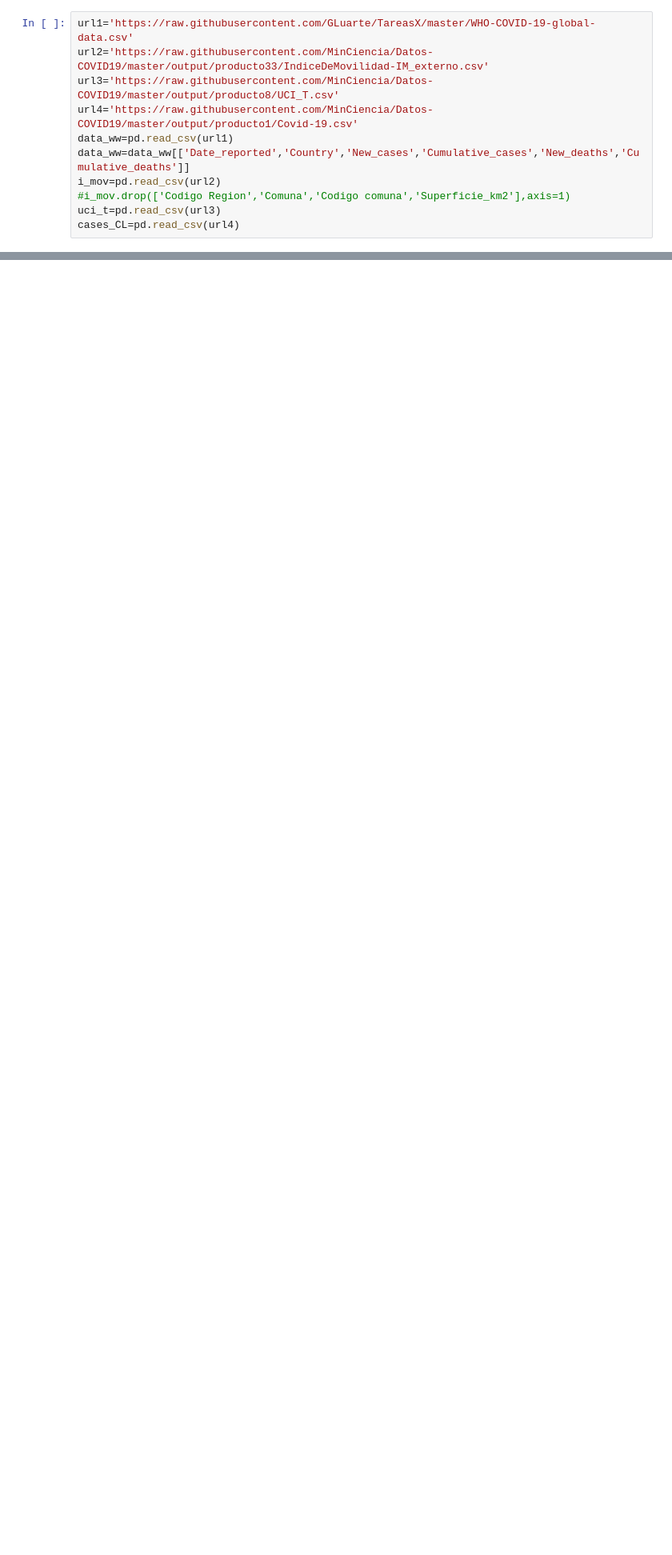
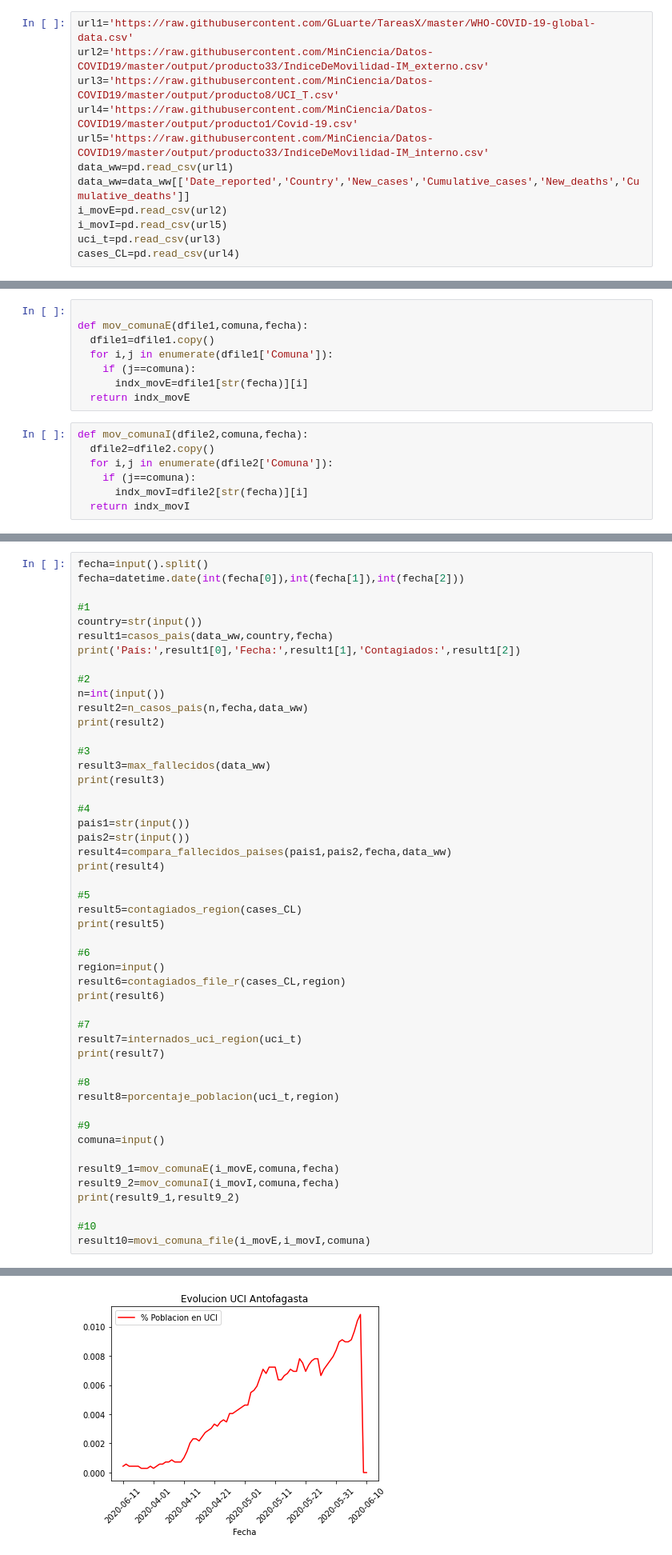
Before and after one commit to GLuarte/TareasX, a Jupyter notebook: CERTAMEN_2_UDD.ipynb, the cells around one changed output, grey strips where cells are left out. Shown at 80% size. Saved outputs shown, nothing was run; the diff lists cells and outputs as text; blank space fills up the shorter version.

```diff
--- a/CERTAMEN_2_UDD.ipynb
+++ b/CERTAMEN_2_UDD.ipynb
@@ -10,9 +10,10 @@ url1='https://raw.githubusercontent.com/GLuarte/TareasX/master/WHO-COVID-19-glob
 url2='https://raw.githubusercontent.com/MinCiencia/Datos-COVID19/master/output/producto33/IndiceDeMovilidad-IM_externo.csv'
 url3='https://raw.githubusercontent.com/MinCiencia/Datos-COVID19/master/output/producto8/UCI_T.csv'
 url4='https://raw.githubusercontent.com/MinCiencia/Datos-COVID19/master/output/producto1/Covid-19.csv'
+url5='https://raw.githubusercontent.com/MinCiencia/Datos-COVID19/master/output/producto33/IndiceDeMovilidad-IM_interno.csv'
 data_ww=pd.read_csv(url1)
 data_ww=data_ww[['Date_reported','Country','New_cases','Cumulative_cases','New_deaths','Cumulative_deaths']]
-i_mov=pd.read_csv(url2)
-#i_mov.drop(['Codigo Region','Comuna','Codigo comuna','Superficie_km2'],axis=1)
+i_movE=pd.read_csv(url2)
+i_movI=pd.read_csv(url5)
 uci_t=pd.read_csv(url3)
 cases_CL=pd.read_csv(url4)
@@ -344,0 +216,15 @@ Magallanes
+# %%
+
+def mov_comunaE(dfile1,comuna,fecha):
+  dfile1=dfile1.copy()
+  for i,j in enumerate(dfile1['Comuna']):
+    if (j==comuna):
+      indx_movE=dfile1[str(fecha)][i]
+  return indx_movE
+# %%
+def mov_comunaI(dfile2,comuna,fecha):
+  dfile2=dfile2.copy()
+  for i,j in enumerate(dfile2['Comuna']):
+    if (j==comuna):
+      indx_movI=dfile2[str(fecha)][i]
+  return indx_movI
@@ -344,0 +290,50 @@ Magallanes
+# %%
+fecha=input().split()
+fecha=datetime.date(int(fecha[0]),int(fecha[1]),int(fecha[2]))
+
+#1
+country=str(input())
+result1=casos_pais(data_ww,country,fecha)
+print('País:',result1[0],'Fecha:',result1[1],'Contagiados:',result1[2])
+
+#2
+n=int(input())
+result2=n_casos_pais(n,fecha,data_ww)
+print(result2)
+
+#3
+result3=max_fallecidos(data_ww)
+print(result3)
+
+#4
+pais1=str(input())
+pais2=str(input())
+result4=compara_fallecidos_paises(pais1,pais2,fecha,data_ww)
+print(result4)
+
+#5
+result5=contagiados_region(cases_CL)
+print(result5)
+
+#6
+region=input()
+result6=contagiados_file_r(cases_CL,region)
+print(result6)
+
+#7
+result7=internados_uci_region(uci_t)
+print(result7)
+
+#8
+result8=porcentaje_poblacion(uci_t,region)
+
+#9
+comuna=input()
+
+result9_1=mov_comunaE(i_movE,comuna,fecha)
+result9_2=mov_comunaI(i_movI,comuna,fecha)
+print(result9_1,result9_2)
+
+#10
+result10=movi_comuna_file(i_movE,i_movI,comuna)
+# %% [output]
@@ -344,0 +357 @@ Magallanes
+[figure, added]
```
Also changed, not shown: parts of 16 cells of this notebook.
